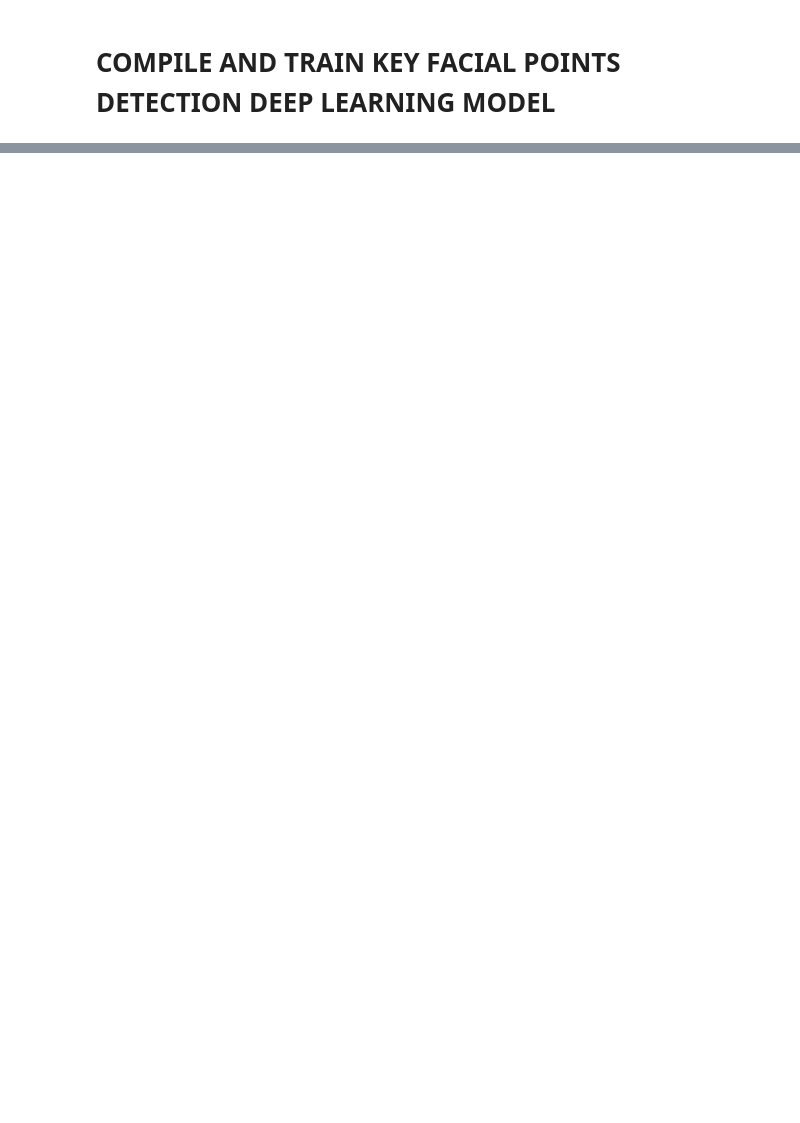
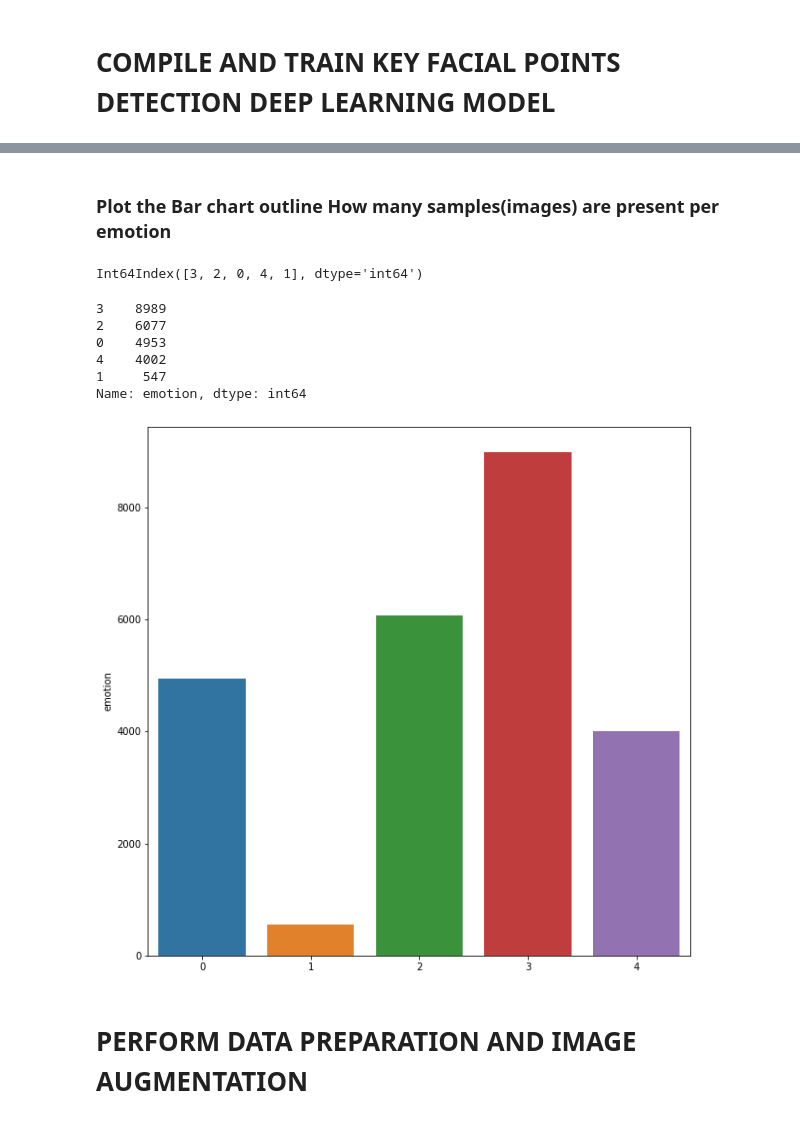
Before and after one commit to atanuc073/Emotion-AI, a Jupyter notebook: emotion-ai.ipynb, the cells around one changed output, grey strips where cells are left out. Saved outputs shown, nothing was run; the diff lists cells and outputs as text; code cells hidden in the pictures; blank space fills up the shorter version.

```diff
--- a/emotion-ai.ipynb
+++ b/emotion-ai.ipynb
@@ -464,0 +591,22 @@ Epoch 00002: val_loss improved from 227.98270 to 101.85658, saving model to Faci
+# %% [markdown]
+### Plot the Bar chart outline How many samples(images) are present per emotion
+# %%
+facialexpression_df.emotion.value_counts().index
+# %% [output]
+Int64Index([3, 2, 0, 4, 1], dtype='int64')
+# %%
+facialexpression_df.emotion.value_counts()
+# %% [output]
+3    8989
+2    6077
+0    4953
+4    4002
+1     547
+Name: emotion, dtype: int64
+# %%
+plt.figure(figsize=(10,10))
+sns.barplot(x=facialexpression_df.emotion.value_counts().index,y=facialexpression_df.emotion.value_counts());
+# %% [output]
+[figure, added]
+# %% [markdown]
+# **PERFORM DATA PREPARATION AND IMAGE AUGMENTATION**
```
Also changed, not shown: parts of 36 cells of this notebook.
